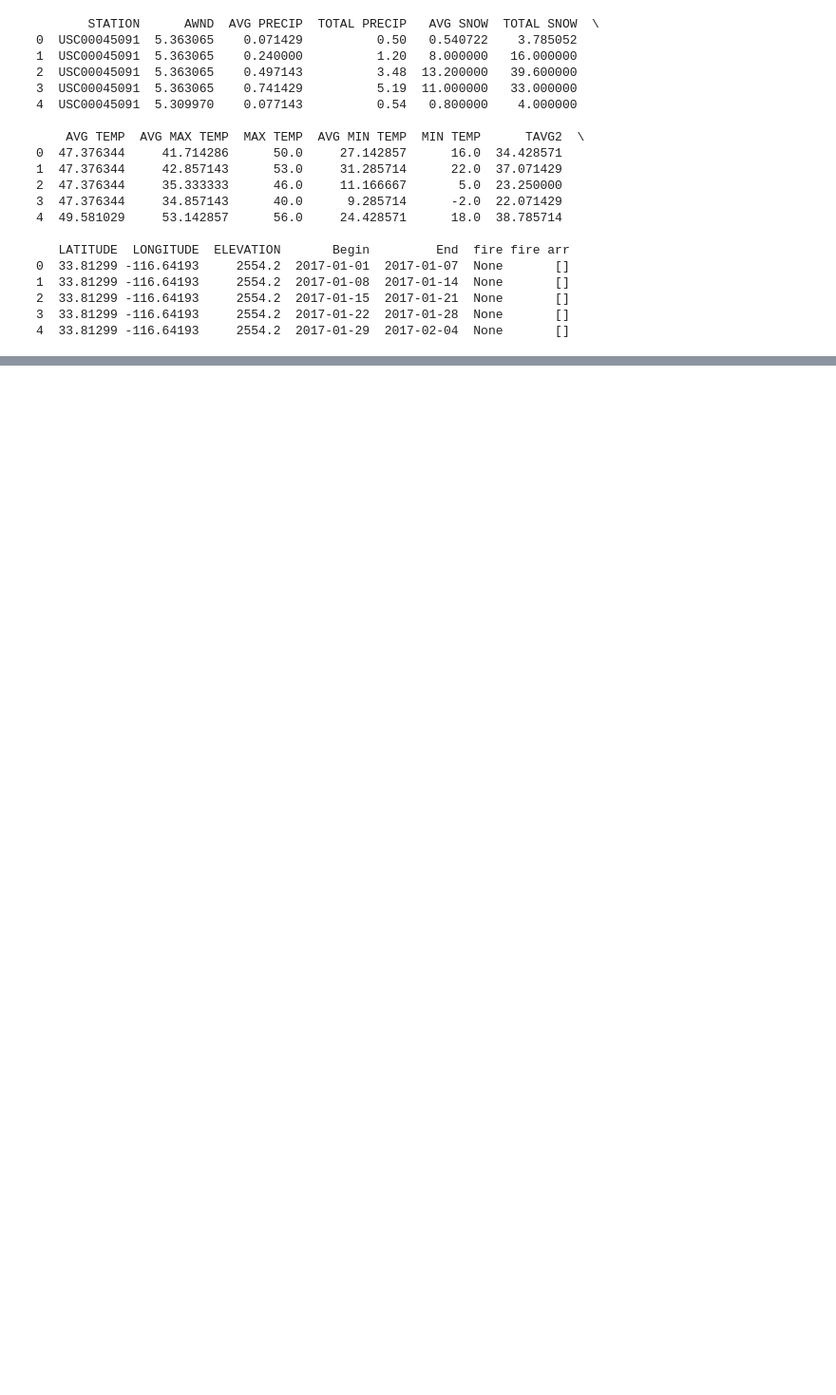
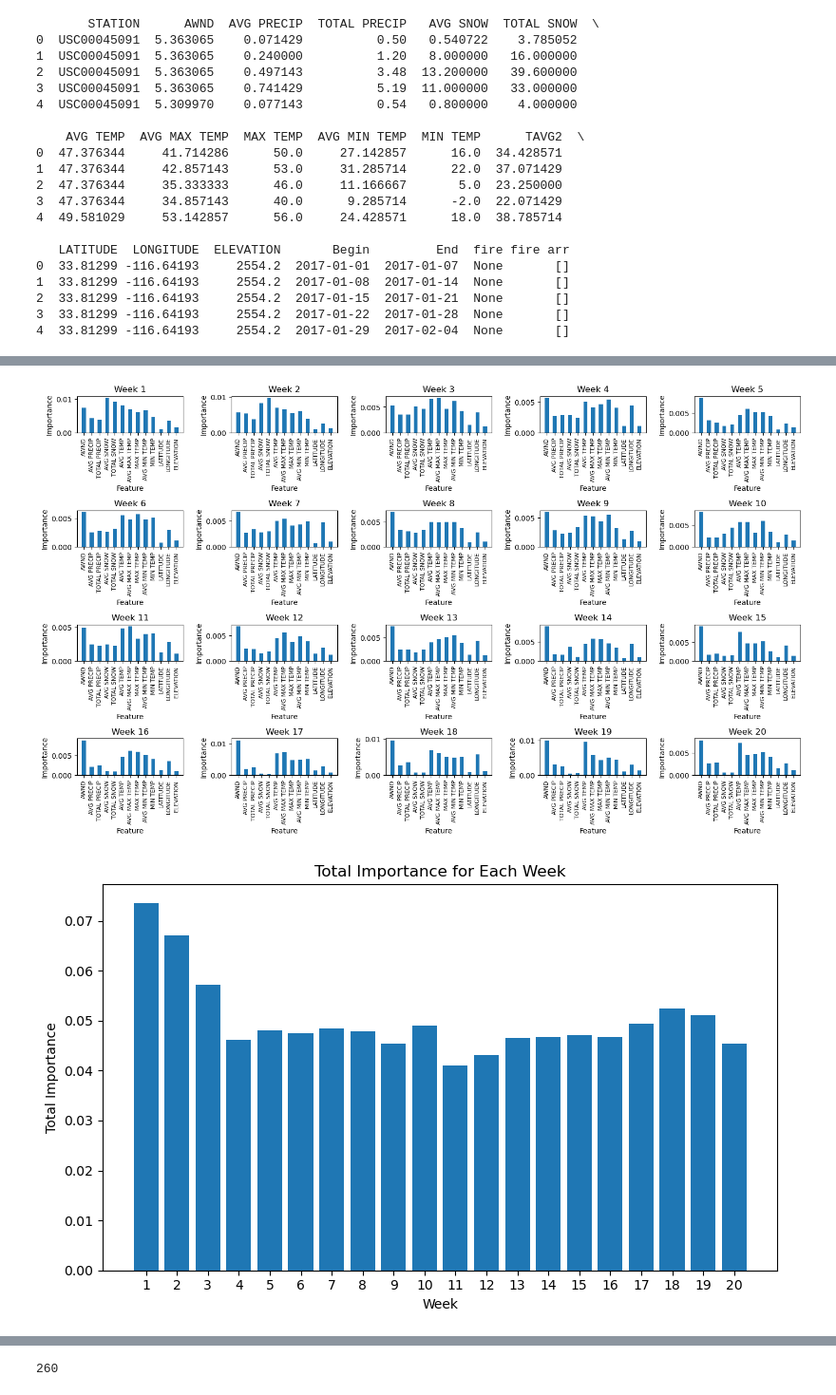
Before and after one commit to aaroncao06/calfire-ml, a Jupyter notebook: CalfireRFtimeSeries.ipynb, the cells around one changed output, grey strips where cells are left out. Shown at 95% size. Saved outputs shown, nothing was run; the diff lists cells and outputs as text; code cells hidden in the pictures; blank space fills up the shorter version.

```diff
--- a/CalfireRFtimeSeries.ipynb
+++ b/CalfireRFtimeSeries.ipynb
@@ -119,0 +106,59 @@ Accuracy: 0.952300785634119
+# %%
+
+feature_importances = model.feature_importances_
+
+# Reshape feature importances to match the number of weeks and features
+feature_importances = feature_importances.reshape(window_size, 13)
+
+# Plot feature importances for each week
+num_weeks, num_features = feature_importances.shape
+
+plt.figure(figsize=(15, 10))
+
+for week in range(num_weeks):
+    plt.subplot(5, 5, week+1)
+    plt.bar(range(num_features), feature_importances[week], width = 0.5)
+    plt.xticks(range(num_features), features, rotation=90, fontsize = 8)
+
+    plt.xlabel('Feature')
+    plt.ylabel('Importance')
+    plt.title(f'Week {week+1}')
+
+plt.tight_layout()
+plt.show()
+
+total_importances = np.sum(feature_importances, axis=1)
+
+# Plot the total importances for each week
+num_weeks = feature_importances.shape[0]
+
+plt.figure(figsize=(8, 5))
+plt.bar(range(1, num_weeks+1), total_importances)
+plt.xticks(range(1, num_weeks+1))
+plt.xlabel('Week')
+plt.ylabel('Total Importance')
+plt.title('Total Importance for Each Week')
+
+plt.tight_layout()
+plt.show()
+
+
+total_feature_importances = np.sum(feature_importances, axis=0)
+
+# Plot the total importances for each week
+
+plt.figure(figsize=(8, 5))
+plt.bar(range(1, num_features+1), total_feature_importances)
+plt.xticks(range(1, num_features+1), features, rotation=90, fontsize = 8)
+plt.xlabel('Feature')
+plt.ylabel('Total Importance')
+plt.title('Total Importance for Each Feature')
+
+plt.tight_layout()
+plt.show()
+
+
+print(len(model.feature_importances_))
+# %% [output]
+[figure, added]
+[figure, added]
@@ -120,3 +166,4 @@ Accuracy: 0.952300785634119
+260
 # %%
 # Convert predictions to binary values (0 or 1)
 
```
Also changed, not shown: parts of 7 cells of this notebook, 1 other file.
